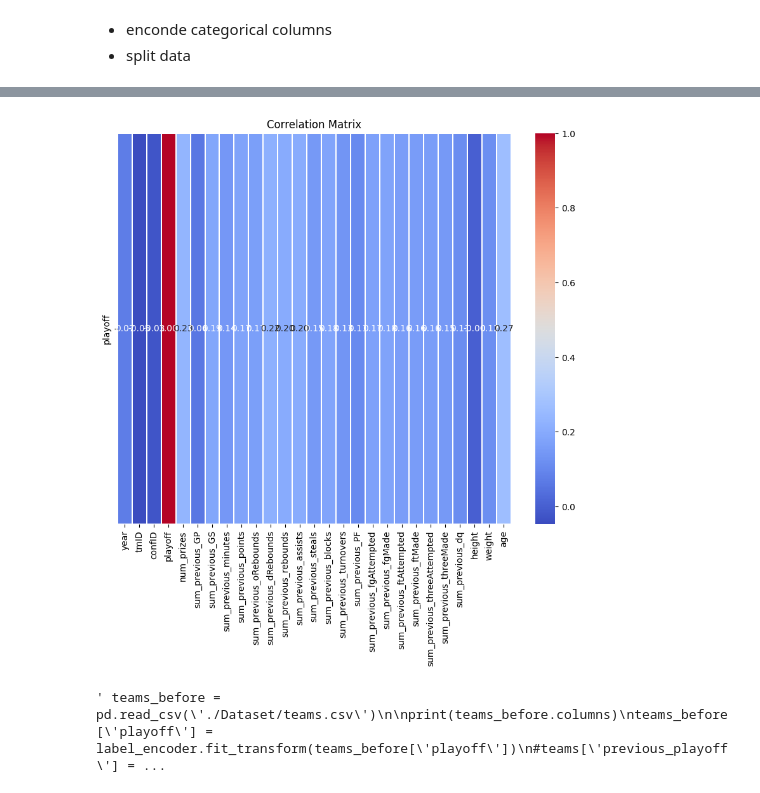
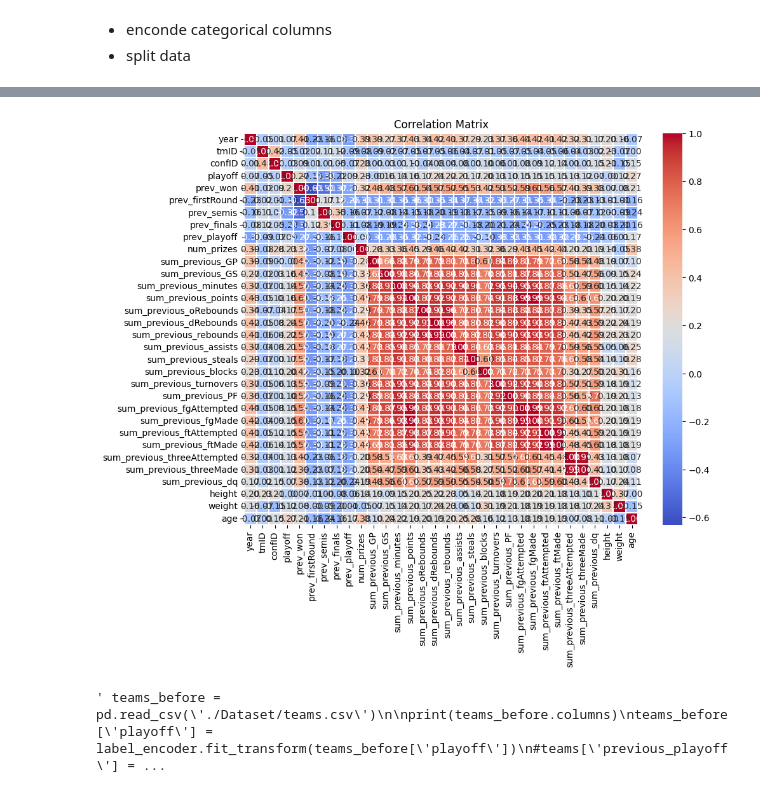
Before and after one commit to brunabrasil/FEUP-AC, a Jupyter notebook: preparation.ipynb, the cells around one changed output, grey strips where cells are left out. Drawn from its saved outputs; the diff is of its cells as text; code cells hidden in the pictures.

```diff
--- a/preparation.ipynb
+++ b/preparation.ipynb
@@ -109,7 +144,8 @@ previous_columns = ['GP', 'GS', 'minutes', 'points', 'oRebounds', 'dRebounds', '
 
 # Calculate the previous for each column over the rolling window
 for col in previous_columns:
-    players_teams[f'previous_{col}'] = players_teams.groupby('playerID')[col].shift(1)
+    players_teams[f'previous_{col}'] = players_teams.groupby('playerID')[col].shift(1).rolling(window=2, min_periods=1).mean().reset_index(level=0, drop=True)
+
 
 #players_teams[f'previous_{col}'] = players_teams.groupby('playerID')[col].shift(1).rolling(window=2, min_periods=1).mean().reset_index(level=0, drop=True)
 
@@ -127,7 +163,7 @@ def calculate_age(row):
 
 merged_data = players.merge(players_teams, left_on='bioID', right_on='playerID')
 merged_data = merged_data.merge(awards_players, left_on=['bioID', 'year'], right_on=['playerID', 'year'], how='left')
-merged_data.sort_values(by=["bioID", "year", "stint"], inplace=True)
+merged_data.sort_values(by=["bioID", "year"], inplace=True)
 
 merged_data['num_prizes'] = merged_data.groupby('bioID')['num_prizes'].ffill()
 
@@ -183,27 +218,29 @@ teams = teams.drop(columns=columns1, axis=1)
 columns_to_shift = ['won', 'lost', 'attend', 'rank']
 columns2 = ['firstRound', 'semis', 'finals']
 
+teams.sort_values(by=["tmID", "year"])
+
 from sklearn.preprocessing import LabelEncoder
 
 label_encoder = LabelEncoder()
 
-teams.sort_values(by=["tmID", "year"])
+for col in ['won']:
+    teams[f'prev_{col}'] = teams.groupby('tmID')[col].shift(1)
+    teams[f'prev_{col}'].fillna(0, inplace=True)
+
 
 # Group by team and shift the specified columns to get the previous year's values
-""" for col in ['semis']:
+for col in columns2:
     teams[f'prev_{col}'] = label_encoder.fit_transform(teams.groupby('tmID')[col].shift(1))
 
-for col in ['attend']:
-    teams[f'prev_{col}'] = teams.groupby('tmID')[col].shift(1) """
+for col in ['playoff']:
+    teams[f'prev_{col}'] = label_encoder.fit_transform(teams.groupby('tmID')[col].shift(1))
 
 #teams = teams[teams.groupby('tmID').cumcount() > 0]
 
 teams = teams.drop(columns=columns2, axis=1)
 
 teams = teams.drop(columns=columns_to_shift, axis=1)
-
-# In the year 6, a victory was incorrectly recorded.
-#teams.loc[(teams['year'] == 6) & (teams['tmID'] == 'CON'), 'finals'] = 'L'
 # %% [markdown]
 - calculate the number of prizes a team has (total of prizes the players have), creating the column num_prizes
 # %%
@@ -270,4 +305,13 @@ merged_df = merged_df.drop(['num_prizes_x', 'num_prizes_y'], axis=1)
 teams['num_prizes'] = merged_df['num_prizes']
 
  """
+
+""" teams = pd.merge(teams, coaches[['tmID', 'year', 'post_wins', 'post_losses']], on=['tmID', 'year'], how='left')
+
+teams['post_wins'] = teams.groupby('tmID')['post_wins'].shift(1)
+teams['post_losses'] = teams.groupby('tmID')['post_losses'].shift(1)
+
+teams['post_wins'].fillna(0, inplace=True)
+teams['post_losses'].fillna(0, inplace=True)
+ """
 # %% [output]
@@ -345,20 +389,20 @@ coaches.to_csv('./Modified/modified_coaches.csv', index=False)
 # %%
 # Create a correlation matrix for all columns
 correlation_matrix = train_data.corr()
 
 # Set the size of the heatmap
 plt.figure(figsize=(10, 8))
 
 # Create a heatmap using seaborn
-sns.heatmap(correlation_matrix[['playoff']].transpose(), annot=True, cmap='coolwarm', fmt=".2f", linewidths=.3)
+sns.heatmap(correlation_matrix, annot=True, cmap='coolwarm', fmt=".2f", linewidths=.3)
 
 # Set the title
 plt.title("Correlation Matrix")
 
 # Show the heatmap
 plt.show()
 # %% [output]
-[figure, old version]
+[figure, new version]
 # %%
 """ teams_before = pd.read_csv('./Dataset/teams.csv')
 
```
Also changed, not shown: parts of 8 cells of this notebook, 7 other files.
